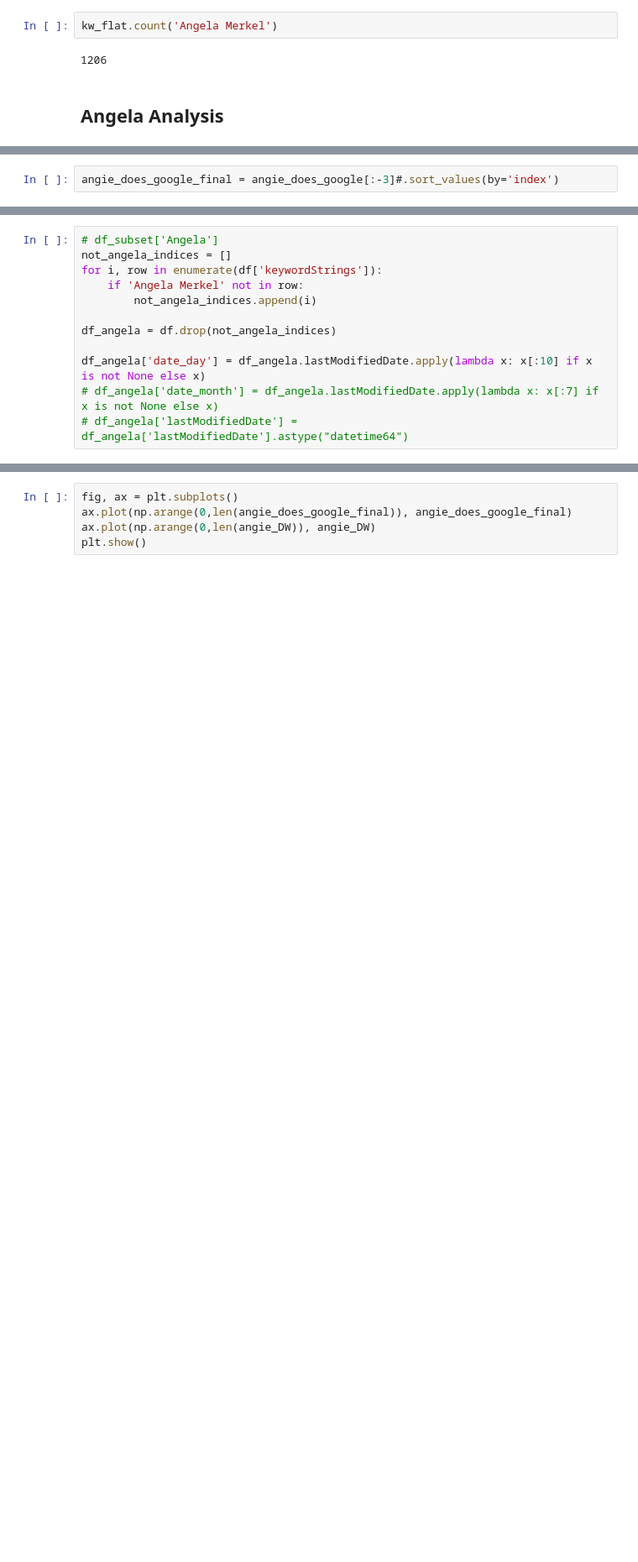
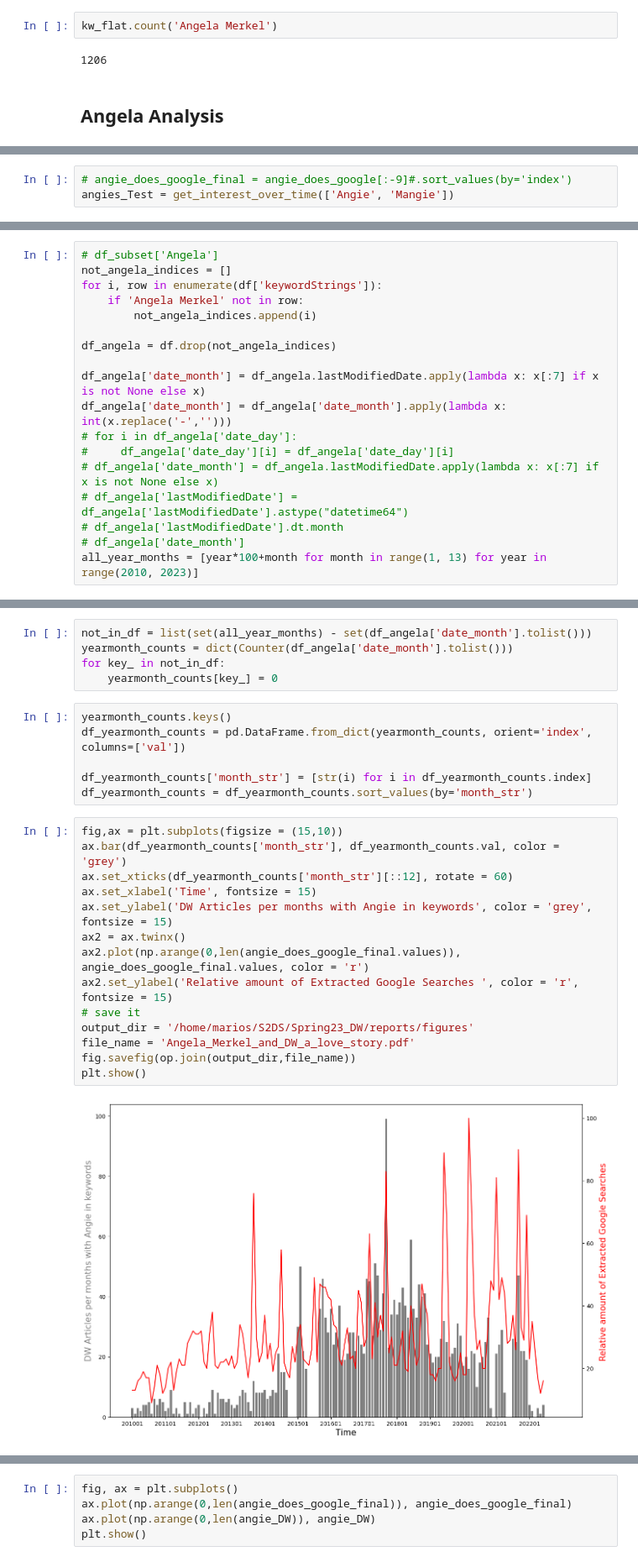
Before and after one commit to mariosakritas/NLP-methods-for-news-articles, a Jupyter notebook: notebooks/MD_MA_keywords_to_timeseries.ipynb, the cells around one changed output, grey strips where cells are left out. Shown at 84% size. Cells and saved outputs as stored; diff of their text form; blank space fills up the shorter version.

```diff
--- a/notebooks/MD_MA_keywords_to_timeseries.ipynb
+++ b/notebooks/MD_MA_keywords_to_timeseries.ipynb
@@ -195,2 +192,3 @@ angie_does_google = angie_does_google.drop('isPartial', axis = 'columns')
 # %%
-angie_does_google_final = angie_does_google[:-3]#.sort_values(by='index')
+# angie_does_google_final = angie_does_google[:-9]#.sort_values(by='index')
+angies_Test = get_interest_over_time(['Angie', 'Mangie'])
@@ -209,6 +294,12 @@ for i, row in enumerate(df['keywordStrings']):
 
 df_angela = df.drop(not_angela_indices)
 
-df_angela['date_day'] = df_angela.lastModifiedDate.apply(lambda x: x[:10] if x is not None else x)
+df_angela['date_month'] = df_angela.lastModifiedDate.apply(lambda x: x[:7] if x is not None else x)
+df_angela['date_month'] = df_angela['date_month'].apply(lambda x: int(x.replace('-','')))
+# for i in df_angela['date_day']:
+#     df_angela['date_day'][i] = df_angela['date_day'][i]
 # df_angela['date_month'] = df_angela.lastModifiedDate.apply(lambda x: x[:7] if x is not None else x)
 # df_angela['lastModifiedDate'] = df_angela['lastModifiedDate'].astype("datetime64")
+# df_angela['lastModifiedDate'].dt.month
+# df_angela['date_month']
+all_year_months = [year*100+month for month in range(1, 13) for year in range(2010, 2023)]
@@ -248,3 +306,30 @@ plt.show()
+# %%
+not_in_df = list(set(all_year_months) - set(df_angela['date_month'].tolist()))
+yearmonth_counts = dict(Counter(df_angela['date_month'].tolist()))
+for key_ in not_in_df:
+    yearmonth_counts[key_] = 0
+# %%
+yearmonth_counts.keys()
+df_yearmonth_counts = pd.DataFrame.from_dict(yearmonth_counts, orient='index', columns=['val'])
+
+df_yearmonth_counts['month_str'] = [str(i) for i in df_yearmonth_counts.index]
+df_yearmonth_counts = df_yearmonth_counts.sort_values(by='month_str')
+# %%
+fig,ax = plt.subplots(figsize = (15,10))
+ax.bar(df_yearmonth_counts['month_str'], df_yearmonth_counts.val, color = 'grey')
+ax.set_xticks(df_yearmonth_counts['month_str'][::12], rotate = 60)
+ax.set_xlabel('Time', fontsize = 15)
+ax.set_ylabel('DW Articles per months with Angie in keywords', color = 'grey', fontsize = 15)
+ax2 = ax.twinx()
+ax2.plot(np.arange(0,len(angie_does_google_final.values)), angie_does_google_final.values, color = 'r')
+ax2.set_ylabel('Relative amount of Extracted Google Searches ', color = 'r', fontsize = 15)
+# save it
+output_dir = '/home/marios/S2DS/Spring23_DW/reports/figures'
+file_name = 'Angela_Merkel_and_DW_a_love_story.pdf'
+fig.savefig(op.join(output_dir,file_name))
+plt.show()
+# %% [output]
+[figure, added]
 # %%
 #let's extract this signal
 
```
Also changed, not shown: parts of 16 cells of this notebook, 1 other file.
